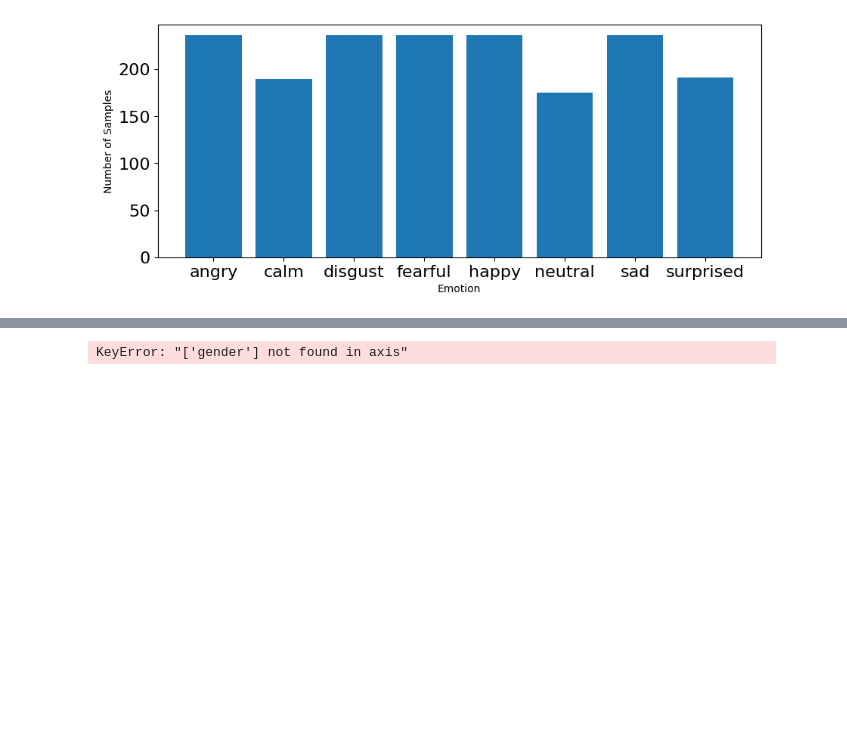
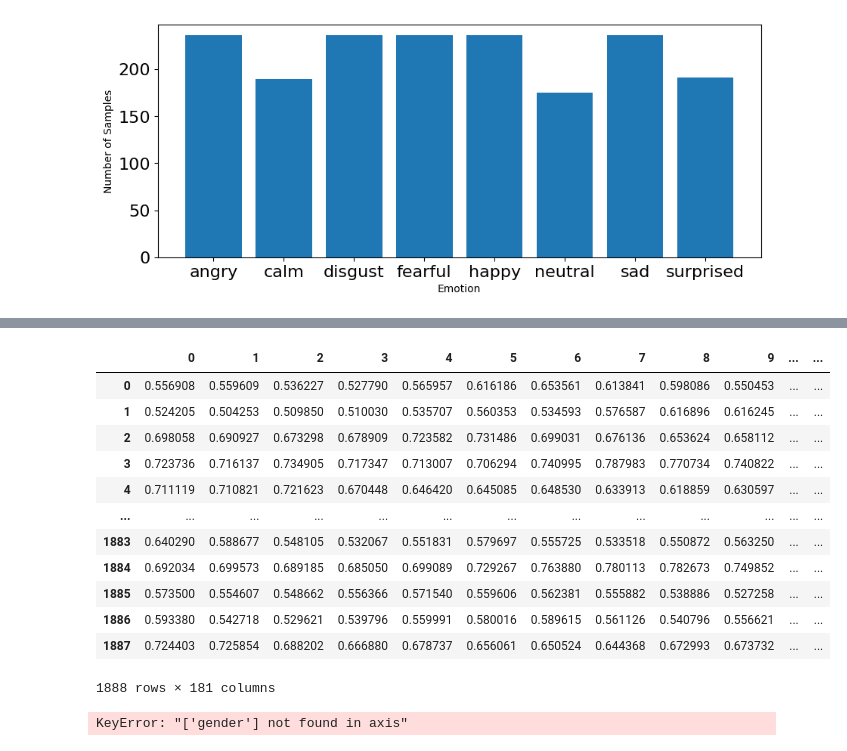
Before and after one commit to shaaagri/iat481-wk3, a Jupyter notebook: Week_3_MachineLearning.ipynb, the cells around one changed output, grey strips where cells are left out. Cells and saved outputs as stored; diff of their text form; code cells hidden in the pictures; blank space fills up the shorter version.

```diff
--- a/Week_3_MachineLearning.ipynb
+++ b/Week_3_MachineLearning.ipynb
@@ -565,3 +566,19 @@ features
+# %%
+features_ros
+# %% [output]
+|  | 0 | 1 | 2 | 3 | 4 | 5 | 6 | 7 | 8 | 9 | ... | ... |
+| 0 | 0.556908 | 0.559609 | 0.536227 | 0.527790 | 0.565957 | 0.616186 | 0.653561 | 0.613841 | 0.598086 | 0.550453 | ... | ... |
+| 1 | 0.524205 | 0.504253 | 0.509850 | 0.510030 | 0.535707 | 0.560353 | 0.534593 | 0.576587 | 0.616896 | 0.616245 | ... | ... |
+| 2 | 0.698058 | 0.690927 | 0.673298 | 0.678909 | 0.723582 | 0.731486 | 0.699031 | 0.676136 | 0.653624 | 0.658112 | ... | ... |
+| 3 | 0.723736 | 0.716137 | 0.734905 | 0.717347 | 0.713007 | 0.706294 | 0.740995 | 0.787983 | 0.770734 | 0.740822 | ... | ... |
+| 4 | 0.711119 | 0.710821 | 0.721623 | 0.670448 | 0.646420 | 0.645085 | 0.648530 | 0.633913 | 0.618859 | 0.630597 | ... | ... |
+| ... | ... | ... | ... | ... | ... | ... | ... | ... | ... | ... | ... | ... |
+| 1883 | 0.640290 | 0.588677 | 0.548105 | 0.532067 | 0.551831 | 0.579697 | 0.555725 | 0.533518 | 0.550872 | 0.563250 | ... | ... |
+| 1884 | 0.692034 | 0.699573 | 0.689185 | 0.685050 | 0.699089 | 0.729267 | 0.763880 | 0.780113 | 0.782673 | 0.749852 | ... | ... |
+| 1885 | 0.573500 | 0.554607 | 0.548662 | 0.556366 | 0.571540 | 0.559606 | 0.562381 | 0.555882 | 0.538886 | 0.527258 | ... | ... |
+| 1886 | 0.593380 | 0.542718 | 0.529621 | 0.539796 | 0.559991 | 0.580016 | 0.589615 | 0.561126 | 0.540796 | 0.556621 | ... | ... |
+| 1887 | 0.724403 | 0.725854 | 0.688202 | 0.666880 | 0.678737 | 0.656061 | 0.650524 | 0.644368 | 0.672993 | 0.673732 | ... | ... |
+1888 rows × 181 columns
 # %%
 features = features.drop(columns='gender')
 features
```
Also changed, not shown: parts of 6 cells of this notebook.
